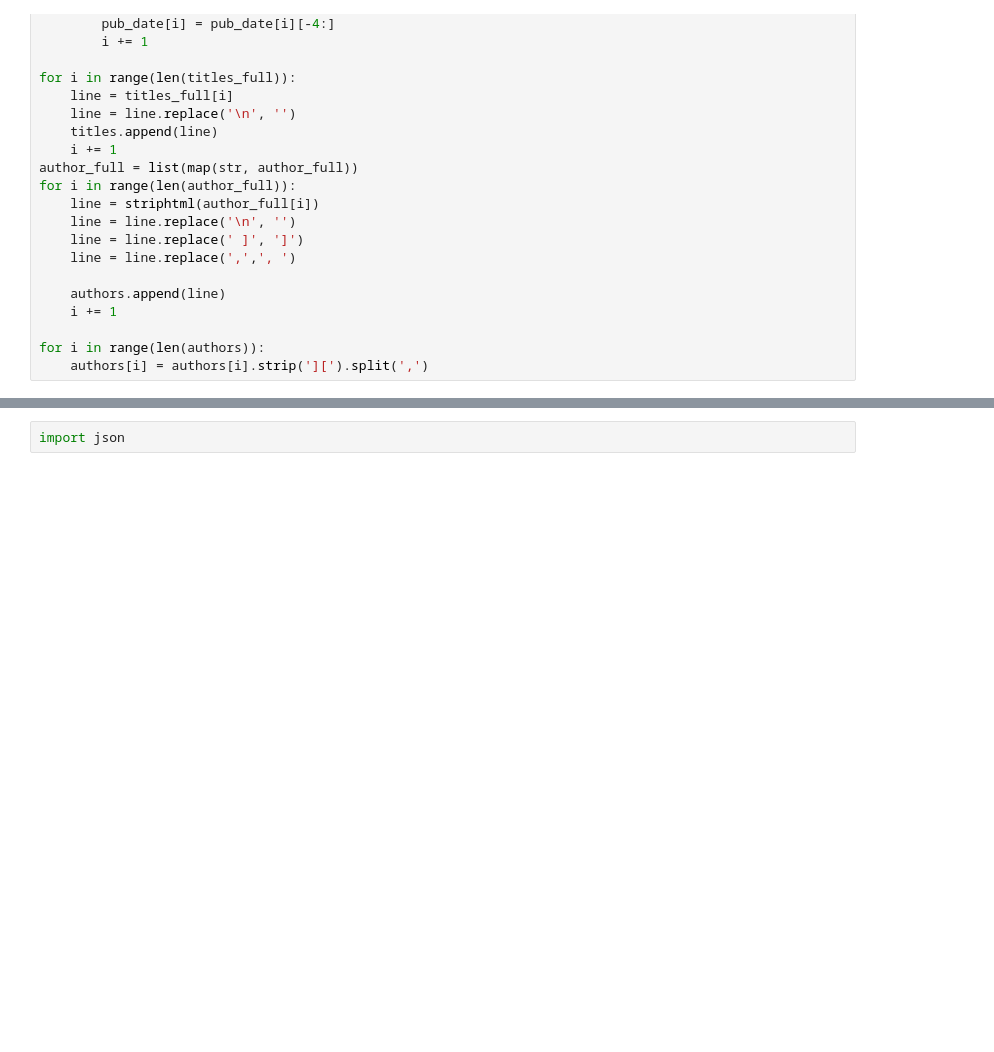
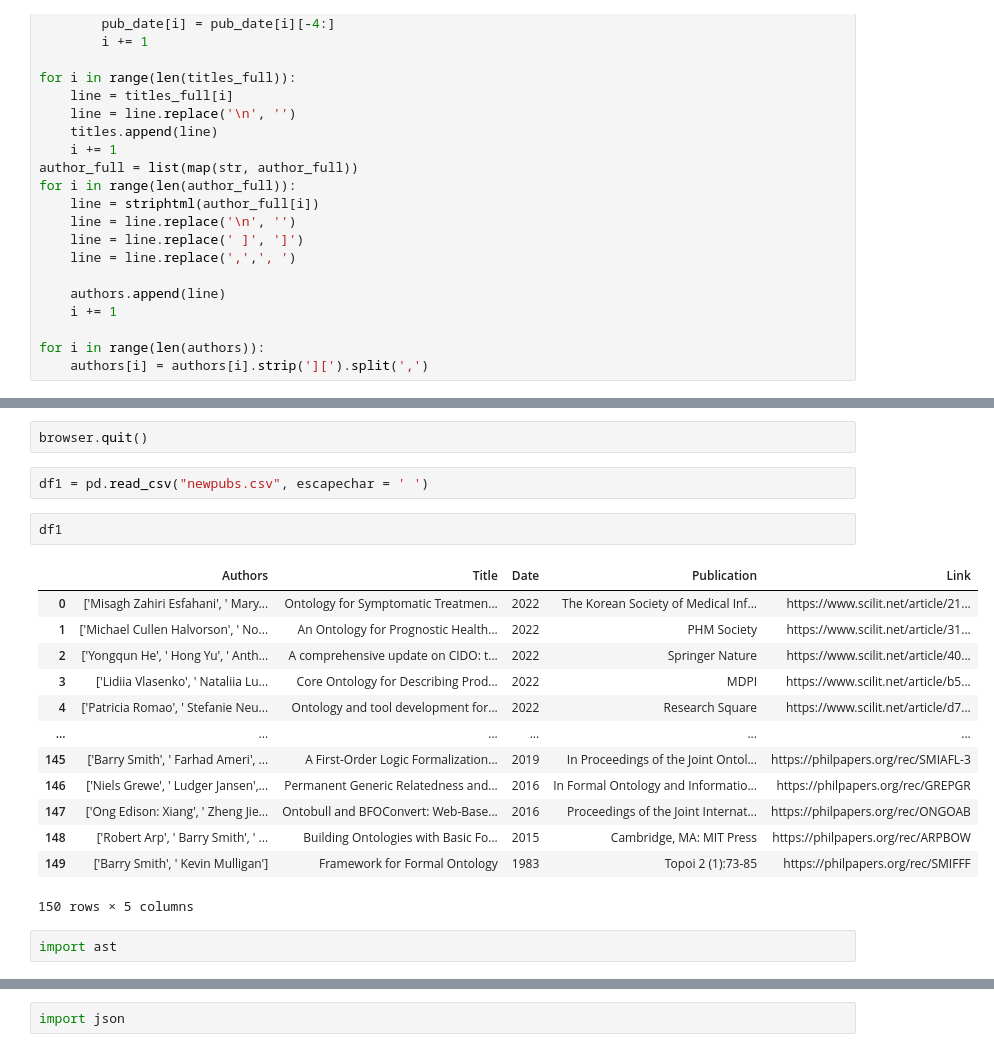
Before and after one commit to SydCo99/bfo-new-site, a Jupyter notebook: scraper-raw/Untitled.ipynb, the cells around one changed output, grey strips where cells are left out. Saved outputs shown, nothing was run; the diff lists cells and outputs as text; blank space fills up the shorter version.

Commit message:
fixed quotes around author lists

```diff
--- a/scraper-raw/Untitled.ipynb
+++ b/scraper-raw/Untitled.ipynb
@@ -232,0 +210,22 @@ print(array_data)
+# %%
+browser.quit()
+# %%
+df1 = pd.read_csv("newpubs.csv", escapechar = ' ')
+# %%
+df1
+# %% [output]
+|  | Authors | Title | Date | Publication | Link |
+| 0 | ['Misagh Zahiri Esfahani', ' Mary... | Ontology for Symptomatic Treatmen... | 2022 | The Korean Society of Medical Inf... | https://www.scilit.net/article/21... |
+| 1 | ['Michael Cullen Halvorson', ' No... | An Ontology for Prognostic Health... | 2022 | PHM Society | https://www.scilit.net/article/31... |
+| 2 | ['Yongqun He', ' Hong Yu', ' Anth... | A comprehensive update on CIDO: t... | 2022 | Springer Nature | https://www.scilit.net/article/40... |
+| 3 | ['Lidiia Vlasenko', ' Nataliia Lu... | Core Ontology for Describing Prod... | 2022 | MDPI | https://www.scilit.net/article/b5... |
+| 4 | ['Patricia Romao', ' Stefanie Neu... | Ontology and tool development for... | 2022 | Research Square | https://www.scilit.net/article/d7... |
+| ... | ... | ... | ... | ... | ... |
+| 145 | ['Barry Smith', ' Farhad Ameri', ... | A First-Order Logic Formalization... | 2019 | In Proceedings of the Joint Ontol... | https://philpapers.org/rec/SMIAFL-3 |
+| 146 | ['Niels Grewe', ' Ludger Jansen',... | Permanent Generic Relatedness and... | 2016 | In Formal Ontology and Informatio... | https://philpapers.org/rec/GREPGR |
+| 147 | ['Ong Edison: Xiang', ' Zheng Jie... | Ontobull and BFOConvert: Web-Base... | 2016 | Proceedings of the Joint Internat... | https://philpapers.org/rec/ONGOAB |
+| 148 | ['Robert Arp', ' Barry Smith', ' ... | Building Ontologies with Basic Fo... | 2015 | Cambridge, MA: MIT Press | https://philpapers.org/rec/ARPBOW |
+| 149 | ['Barry Smith', ' Kevin Mulligan'] | Framework for Formal Ontology | 1983 | Topoi 2 (1):73-85 | https://philpapers.org/rec/SMIFFF |
+150 rows × 5 columns
+# %%
+import ast
```
Also changed, not shown: parts of 5 cells of this notebook, 5 other files.
